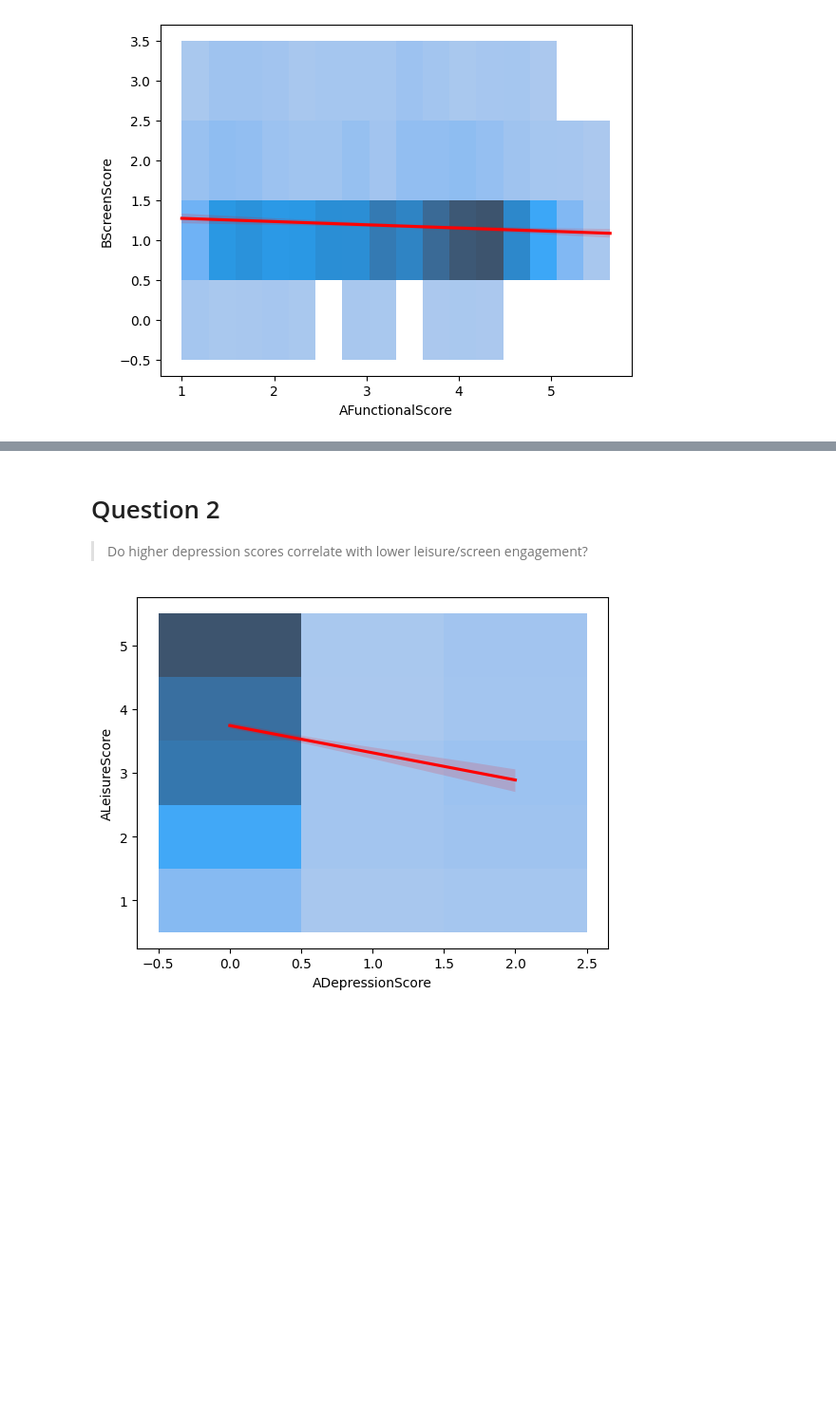
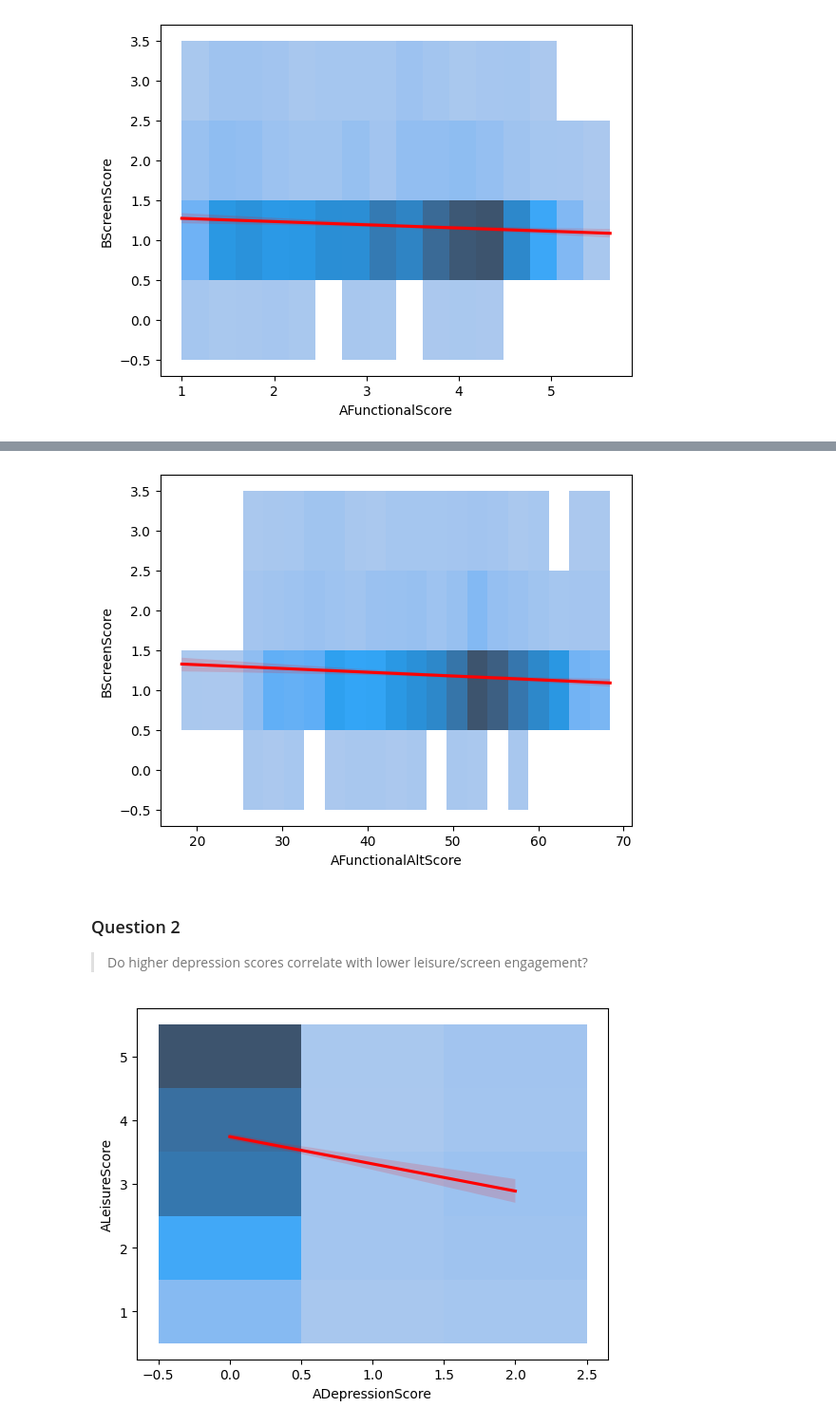
Before and after one commit to igoumiri/spinal, a Jupyter notebook: analysis.ipynb, the cells around one changed output, grey strips where cells are left out. Shown at 95% size. Drawn from its saved outputs; the diff is of its cells as text; code cells hidden in the pictures; blank space fills up the shorter version.

```diff
--- a/analysis.ipynb
+++ b/analysis.ipynb
@@ -235,5 +418,11 @@ plt.show()
+# %%
+sns.histplot(df, x='AFunctionalAltScore', y='BScreenScore', discrete=(False, True))
+sns.regplot(df, x='AFunctionalAltScore', y='BScreenScore', marker='', line_kws={'color':'r'})
+plt.show()
+# %% [output]
+[figure, added]
 # %% [markdown]
-# Question 2
+### Question 2
 
 > Do higher depression scores correlate with lower leisure/screen engagement?
 # %%
```
Also changed, not shown: parts of 38 cells of this notebook, 1 other file.
